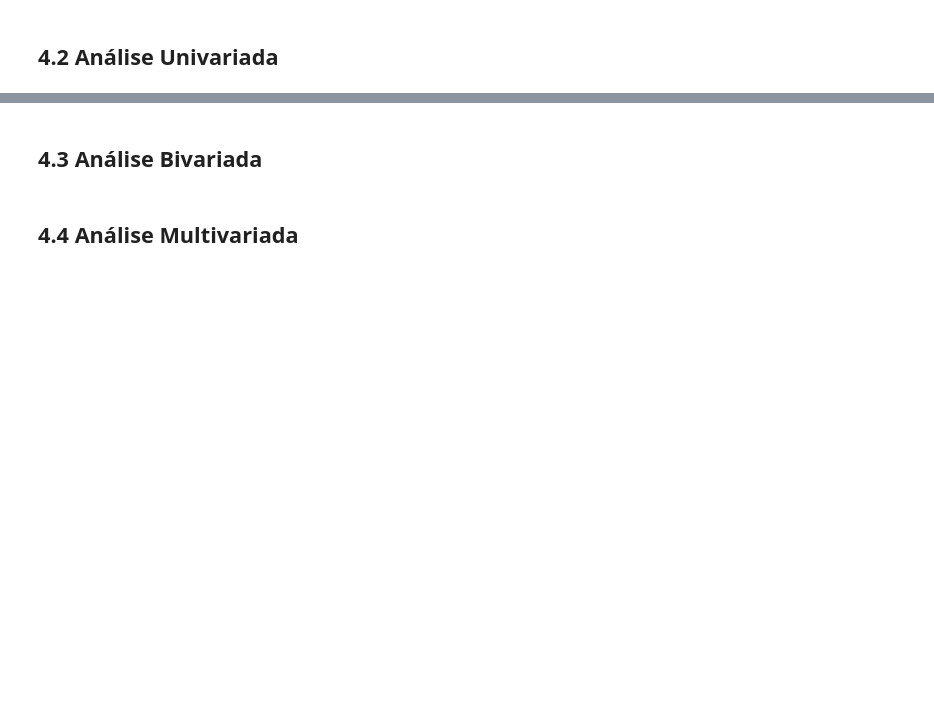
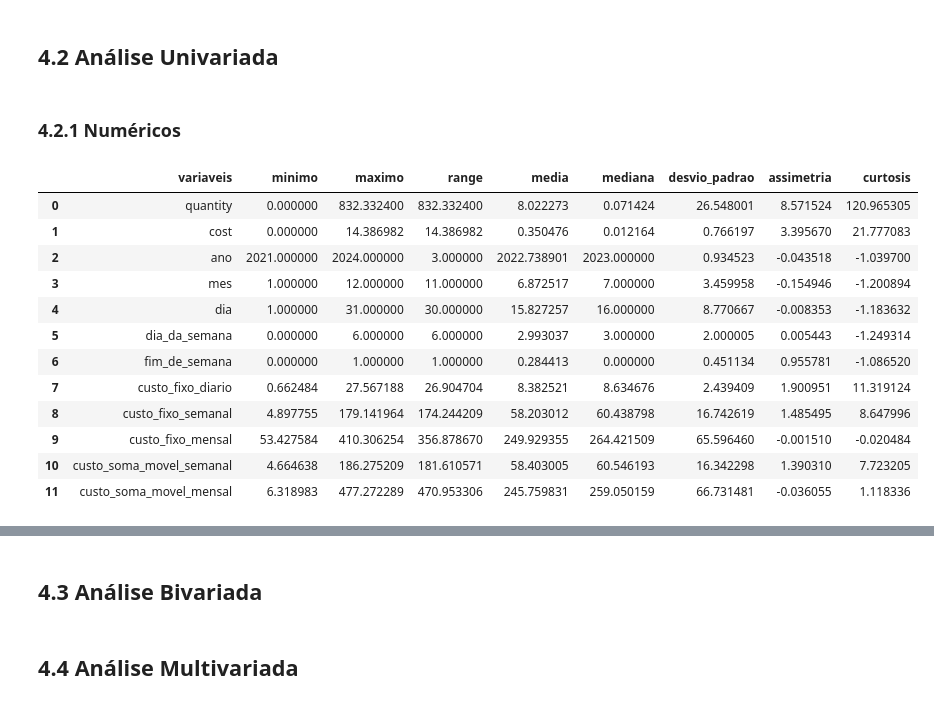
Before and after one commit to Gabrielnbr/modelo_unicin, a Jupyter notebook: notebooks/4_0_eda_pos_fe.ipynb, the cells around one changed output, grey strips where cells are left out. Drawn from its saved outputs; the diff is of its cells as text; code cells hidden in the pictures; blank space fills up the shorter version.

```diff
--- a/notebooks/4_0_eda_pos_fe.ipynb
+++ b/notebooks/4_0_eda_pos_fe.ipynb
@@ -41,2 +52,20 @@ Populating the interactive namespace from numpy and matplotlib
+# %%
+def estatistica_descritiva(df1):
+    # Medidas de tendência central - Mean, Median
+    media = pd.DataFrame(df1.apply(np.mean)).T
+    mediana = pd.DataFrame(df1.apply(np.median)).T
+
+    # Medidas de Dispersão - Std, min, max, range, skew, kurtosis
+    desvio_padrao = pd.DataFrame(df1.apply(np.std)).T
+    minimo = pd.DataFrame(df1.apply(np.min)).T
+    maximo = pd.DataFrame(df1.apply(np.max)).T
+    range = pd.DataFrame(df1.apply(lambda x : x.max() - x.min())).T
+    assimetria = pd.DataFrame(df1.apply(lambda x : x.skew())).T
+    curtosis = pd.DataFrame(df1.apply(lambda x : x.kurtosis())).T
+
+    estatistica = pd.concat([minimo, maximo, range, media, mediana, desvio_padrao, assimetria, curtosis]).T.reset_index()
+    estatistica.columns = ['variaveis','minimo', 'maximo', 'range', 'media', 'mediana', 'desvio_padrao', 'assimetria', 'curtosis']
+
+    return estatistica
 # %% [markdown]
 ## 0.2 Load Data
@@ -60,0 +133,18 @@ O valor
+# %% [markdown]
+### 4.2.1 Numéricos
+# %%
+estatistica_descritiva(df_numerico)
+# %% [output]
+|  | variaveis | minimo | maximo | range | media | mediana | desvio_padrao | assimetria | curtosis |
+| 0 | quantity | 0.000000 | 832.332400 | 832.332400 | 8.022273 | 0.071424 | 26.548001 | 8.571524 | 120.965305 |
+| 1 | cost | 0.000000 | 14.386982 | 14.386982 | 0.350476 | 0.012164 | 0.766197 | 3.395670 | 21.777083 |
+| 2 | ano | 2021.000000 | 2024.000000 | 3.000000 | 2022.738901 | 2023.000000 | 0.934523 | -0.043518 | -1.039700 |
+| 3 | mes | 1.000000 | 12.000000 | 11.000000 | 6.872517 | 7.000000 | 3.459958 | -0.154946 | -1.200894 |
+| 4 | dia | 1.000000 | 31.000000 | 30.000000 | 15.827257 | 16.000000 | 8.770667 | -0.008353 | -1.183632 |
+| 5 | dia_da_semana | 0.000000 | 6.000000 | 6.000000 | 2.993037 | 3.000000 | 2.000005 | 0.005443 | -1.249314 |
+| 6 | fim_de_semana | 0.000000 | 1.000000 | 1.000000 | 0.284413 | 0.000000 | 0.451134 | 0.955781 | -1.086520 |
+| 7 | custo_fixo_diario | 0.662484 | 27.567188 | 26.904704 | 8.382521 | 8.634676 | 2.439409 | 1.900951 | 11.319124 |
+| 8 | custo_fixo_semanal | 4.897755 | 179.141964 | 174.244209 | 58.203012 | 60.438798 | 16.742619 | 1.485495 | 8.647996 |
+| 9 | custo_fixo_mensal | 53.427584 | 410.306254 | 356.878670 | 249.929355 | 264.421509 | 65.596460 | -0.001510 | -0.020484 |
+| 10 | custo_soma_movel_semanal | 4.664638 | 186.275209 | 181.610571 | 58.403005 | 60.546193 | 16.342298 | 1.390310 | 7.723205 |
+| 11 | custo_soma_movel_mensal | 6.318983 | 477.272289 | 470.953306 | 245.759831 | 259.050159 | 66.731481 | -0.036055 | 1.118336 |
```
Also changed, not shown: parts of 15 cells of this notebook.
